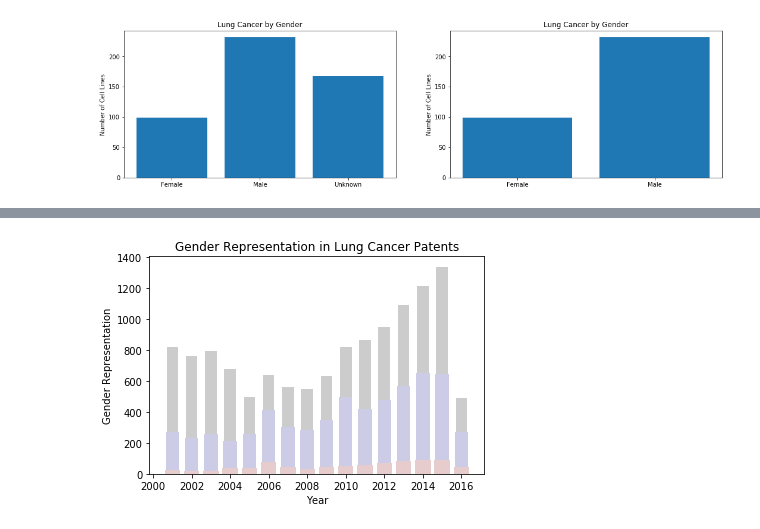
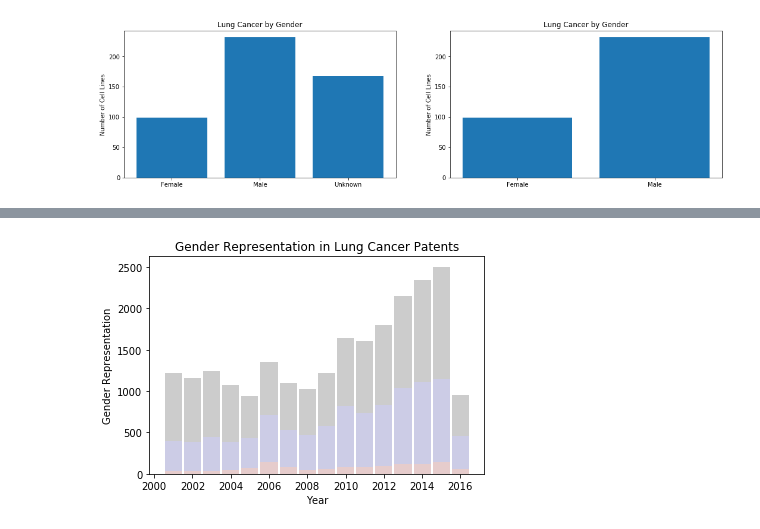
Before and after one commit to jesnyder/CellLines, a Jupyter notebook: Analysis/Analysis.ipynb, the cells around one changed output, grey strips where cells are left out. Cells and saved outputs as stored; diff of their text form; code cells hidden in the pictures.

```diff
--- a/Analysis/Analysis.ipynb
+++ b/Analysis/Analysis.ipynb
@@ -686,8 +686,8 @@ def parse_data_count_gender(file, cancer_type):
 
     # Defining variables
     data = [];  female = []; male = []; unknown = [];
-    year_female = []; year_male = []; year_unknown = []; year_sums = [];
-    count_female = 0; count_male = 0; count_unknown = 0; count_all = 0; year_count = 0;
+    year_female = []; year_male = []; year_unknown = [];
+    count_female = 0; count_male = 0; count_unknown = 0;
 
     # Open and read the data from the file
     f = open(filename,'r')
@@ -703,11 +703,10 @@ def parse_data_count_gender(file, cancer_type):
             years.append(x4);
 
     # Create list of all years
-    year_list = [min(years)]
-    while year_list[-1] <= max(years):
-            a = year_list[-1]
-            year_list.append(a+1)
-    year_list = [int(min(years))];
+    a = min(years); b = max(years); years = [];
+    while a <= b:
+        years.append(a)
+        a = a+1
 
     # Sort the data into lists for each gender
     for i in range(len(data)):
@@ -717,13 +716,6 @@ def parse_data_count_gender(file, cancer_type):
             # Change the data read in as strings to int
             x1 = int(x1); x2 = int(x2); x4 = int(x4); x5 = int(x5);
 
-            if x4 == year_list[-1]:
-                year_count = year_count+x5;
-            else:
-                year_list.append(x4);
-                year_sums.append(year_count);
-                year_count = x5;
-
             if x1 == 3:
                 unknown.append(x5); year_unknown.append(x4); count_unknown = count_unknown + x5;
             if x1 == 1:
@@ -731,22 +723,58 @@ def parse_data_count_gender(file, cancer_type):
             if x1 == 2:
                 male.append(x5); year_male.append(int(x4)); count_male = count_male + x5;
 
-    #Print out the counts
-    print("Female Counts = ", count_female)
-    print("Male Counts = ", count_male)
-    print("Unknown Counts = ", count_unknown)
-    print("Total = ", count_female + count_male + count_unknown)
 
-    return(female, year_female, male, year_male, unknown, year_unknown)
+    # Create empty list for each variable to fill in with values for each year.
+    all_year_female = [];
+    for i in range(len(years)):
+        all_year_female.append(0)
+
+    all_year_male = [];
+    for i in range(len(years)):
+        all_year_male.append(0)
+
+    all_year_unknown = [];
+    for i in range(len(years)):
+        all_year_unknown.append(0)
+
+    # List the counts for all possible years
+    for i in range(len(year_female)):
+        for j in range(len(years)):
+            if year_female[i] == years[j]:
+                all_year_female[j] = all_year_female[j]+female[i]
+
+    for i in range(len(year_male)):
+        for j in range(len(years)):
+            if year_male[i] == years[j]:
+                all_year_male[j] = all_year_male[j]+male[i]
+
+    for i in range(len(year_unknown)):
+        for j in range(len(years)):
+            if year_unknown[i] == years[j]:
+                all_year_unknown[j] = all_year_unknown[j]+unknown[i]
+
+    return(years, all_year_female, all_year_male, all_year_unknown)
+
 
 def parse_counts_gender(source_filename, cancer_type, title):
 
-    female, year_female, male, year_male, unknown, year_unknown \
-    = parse_data_count_gender(source_filename, cancer_type)
+    years, all_year_female, all_year_male, all_year_unknown = parse_data_count_gender(source_filename, cancer_type)
 
-    plt.bar(year_unknown, unknown, color=[.8, .8, .8], width=.6)
-    plt.bar(year_male, male, color=[.8, .8, .9], width=.7 )
-    plt.bar(year_female, female, color=[.9, .8, .8], width=.8)
+    plt.bar(years, all_year_female, color=[.9, .8, .8], width=.9)
+
+    bar_offset = []
+    for i in range(len(all_year_female)):
+        number = all_year_female[i]
+        bar_offset.append(number)
+
+    plt.bar(years, all_year_male, color=[.8, .8, .9], width=.9, bottom = bar_offset )
+
+    bar_offset = []
+    for i in range(len(all_year_female)):
+        number = all_year_female[i]+all_year_male[i]
+        bar_offset.append(number)
+
+    plt.bar(years, all_year_unknown, color=[.8, .8, .8], width=.9, bottom = bar_offset)
 
     plt.title(title)
     plt.xlabel('Year');
@@ -798,2 +802,2 @@ Total =  23319
-[figure, old version]
+[figure, new version]
 # %%
```
Also changed, not shown: parts of 4 cells of this notebook, 21 other files.
